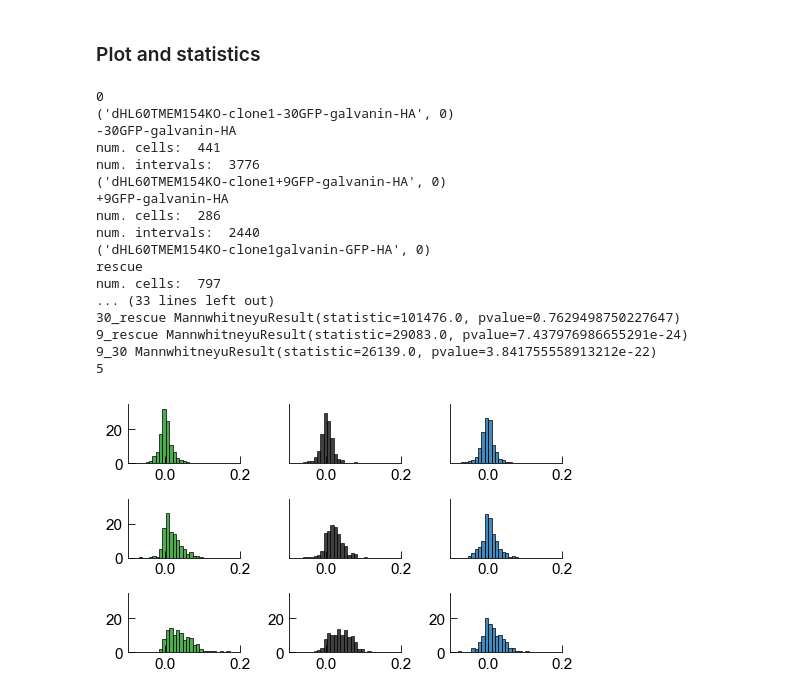
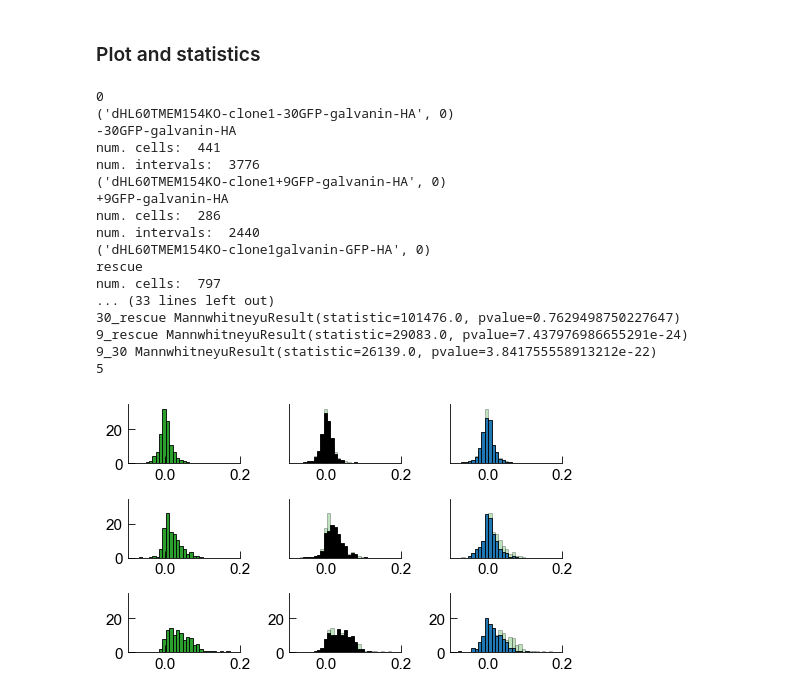
Before and after one commit to nbellive/CRISPRi_galvanotaxis_pub, a Jupyter notebook: code/figures/Figure4_related_Supplemental_superchargedGFP_constructs.ipynb, the cells around one changed output. Cells and saved outputs as stored; diff of their text form; code cells hidden in the pictures.

Commit message:
figure stuff

```diff
--- a/code/figures/Figure4_related_Supplemental_superchargedGFP_constructs.ipynb
+++ b/code/figures/Figure4_related_Supplemental_superchargedGFP_constructs.ipynb
@@ -235,37 +235,22 @@ for E, df_temp in df_concat_.groupby('E_V_cm'):
     df_control = dot_30
     print('9_30', scipy.stats.mannwhitneyu(df_treat, df_control))
 
-    if count == 0:
+    # plots
+    axs[count, 0].hist(dot_res/(3.0*60), bins, density=True,
+                   alpha=1, color = color_dict[cell_res],edgecolor='black',  linewidth=0.6)
 
-        axs[count, 1].hist(dot_30/(3.0*60), bins, density=True,
-                       alpha=0.75, color = color_dict[cell_30], linewidth=0.6,edgecolor='black',  label = 'rescue\n(galvanin-GFP)')
+    axs[count, 1].hist(dot_res/(3.0*60), bins, density=True,
+                   alpha=0.3, color = color_dict[cell_res],edgecolor='black',  linewidth=0.6)
 
-        # axs[count, 1].hist(dot_30/(3.0*60), bins, density=True,
-        #                alpha=0.3, color = color_dict[cell_30], linewidth=0.6,edgecolor='black',  label = 'wild-type')
+    axs[count, 2].hist(dot_res/(3.0*60), bins, density=True,
+                   alpha=0.3, color = color_dict[cell_res],edgecolor='black',  linewidth=0.6)
 
-        # axs[count, 2].hist(dot_30/(3.0*60), bins, density=True,
-        #                alpha=0.3, color = color_dict[cell_30], linewidth=0.6,edgecolor='black',  label = 'wild-type')
+    axs[count, 1].hist(dot_30/(3.0*60), bins, density=True,
+               alpha=1, color = color_dict[cell_30],edgecolor='black',  linewidth=0.6)
 
-        axs[count, 2].hist(dot_9/(3.0*60), bins, density=True,
-                       alpha=0.85, color = color_dict[cell_9], linewidth=0.6, edgecolor='black', label = '+9GFP-galvanin')
+    axs[count, 2].hist(dot_9/(3.0*60), bins, density=True,
+                   alpha=1, color = color_dict[cell_9],edgecolor='black',  linewidth=0.6)
 
-        axs[count, 0].hist(dot_res/(3.0*60), bins, density=True,
-                       alpha=0.85, color = color_dict[cell_res], linewidth=0.6, edgecolor='black', label = '-42GFP-galvanin')
-    else:
-        axs[count, 1].hist(dot_30/(3.0*60), bins, density=True,
-                   alpha=0.75, color = color_dict[cell_30],edgecolor='black',  linewidth=0.6)
-
-        # axs[count, 1].hist(dot_30/(3.0*60), bins, density=True,
-        #            alpha=0.3, color = color_dict[cell_30],edgecolor='black',  linewidth=0.6)
-
-        # axs[count, 2].hist(dot_30/(3.0*60), bins, density=True,
-        #            alpha=0.3, color = color_dict[cell_30],edgecolor='black',  linewidth=0.6)
-
-        axs[count, 2].hist(dot_9/(3.0*60), bins, density=True,
-                       alpha=0.85, color = color_dict[cell_9],edgecolor='black',  linewidth=0.6)
-
-        axs[count, 0].hist(dot_res/(3.0*60), bins, density=True,
-                       alpha=0.85, color = color_dict[cell_res],edgecolor='black',  linewidth=0.6)
 
     count += 1
 
@@ -273,32 +258,32 @@ for E, df_temp in df_concat_.groupby('E_V_cm'):
 axs = axs.ravel()
 for ax_ in axs:
     ax_.set_xlim(-0.1,0.2)
     ax_.set_ylim(0,35)
     ax_.set_yticks([0,20])
 
 
 for ax_ind in [1,2,4,5]:
     axs[ax_ind].yaxis.set_visible(False)
 
 plt.tight_layout()
 
-plt.savefig('../../figures/Figure4_supplemental_charged_GFP_speedalongEfield.pdf')
+plt.savefig('../../figures/Figure4_supplemental_charged_GFP_speedalongEfield_.pdf')
 # %% [output]
 0
 ('dHL60TMEM154KO-clone1-30GFP-galvanin-HA', 0)
 -30GFP-galvanin-HA
 num. cells:  441
 num. intervals:  3776
 ('dHL60TMEM154KO-clone1+9GFP-galvanin-HA', 0)
 +9GFP-galvanin-HA
 num. cells:  286
 num. intervals:  2440
 ('dHL60TMEM154KO-clone1galvanin-GFP-HA', 0)
 rescue
 num. cells:  797
 ... (33 lines left out)
 30_rescue MannwhitneyuResult(statistic=101476.0, pvalue=0.7629498750227647)
 9_rescue MannwhitneyuResult(statistic=29083.0, pvalue=7.437976986655291e-24)
 9_30 MannwhitneyuResult(statistic=26139.0, pvalue=3.841755558913212e-22)
 5
-[figure, old version]
+[figure, new version]
```
Also changed, not shown: 5 other files.
